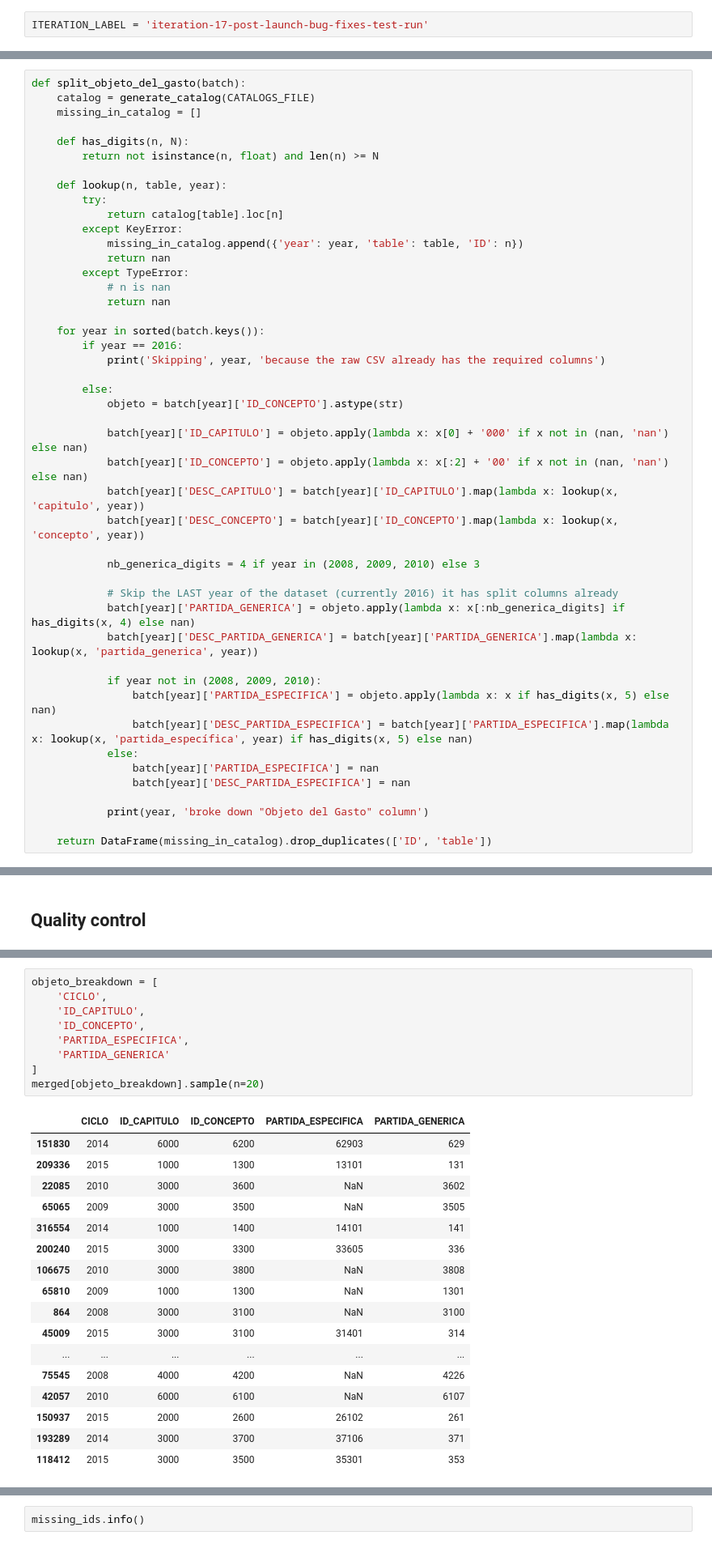
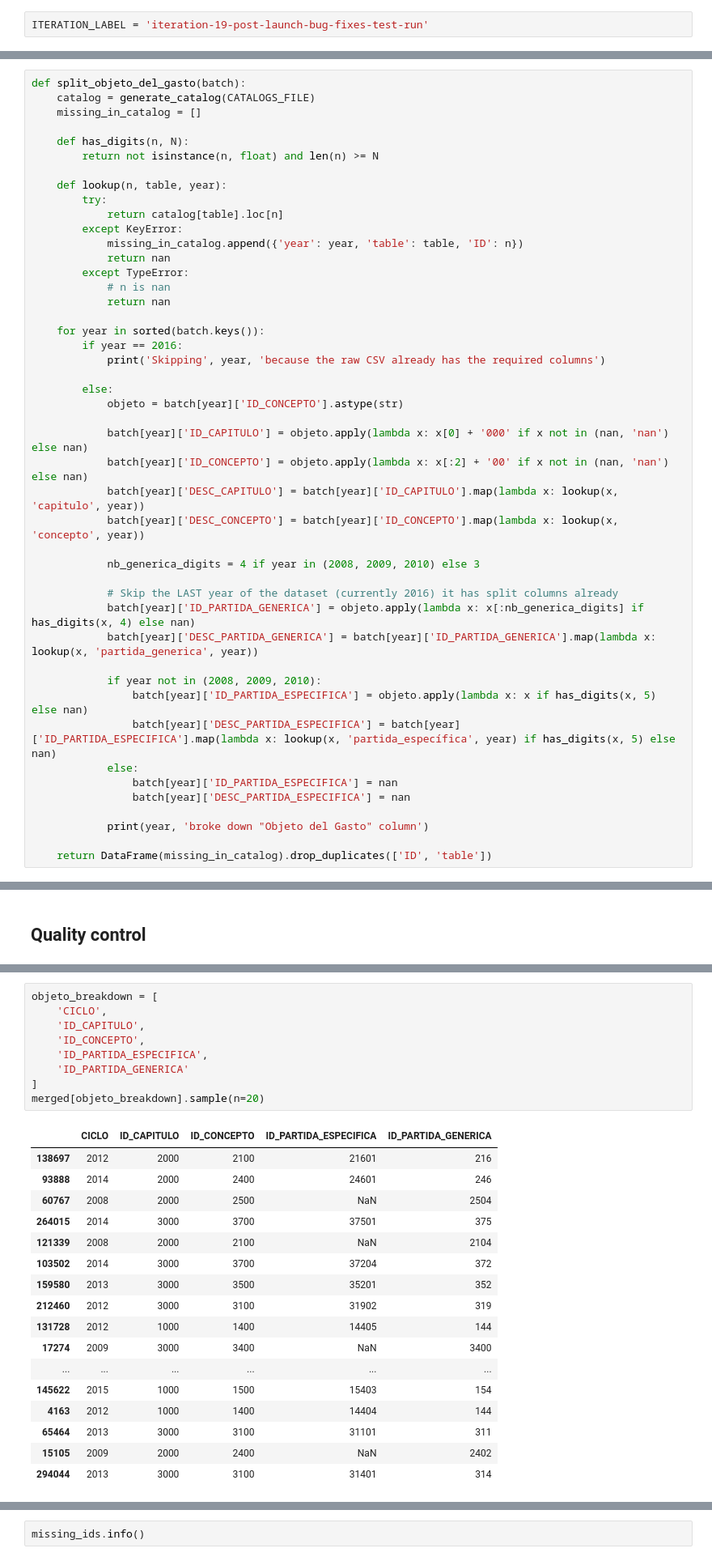
Before and after one commit to os-data/mexican-federal-budget, a Jupyter notebook: pipeline.ipynb, the cells around one changed output, grey strips where cells are left out. Shown at 81% size. Cells and saved outputs as stored; diff of their text form.

```diff
--- a/pipeline.ipynb
+++ b/pipeline.ipynb
@@ -26,7 +26,7 @@ from shutil import copyfile
 
 Choose a unique iteration label for each pipeline run.
 # %%
-ITERATION_LABEL = 'iteration-17-post-launch-bug-fixes-test-run'
+ITERATION_LABEL = 'iteration-19-post-launch-bug-fixes-test-run'
 # %% [markdown]
 Put your input files inside the `pipeline.in` folder and describe them here.
 # %%
@@ -420,14 +420,14 @@ def split_objeto_del_gasto(batch):
             nb_generica_digits = 4 if year in (2008, 2009, 2010) else 3
 
             # Skip the LAST year of the dataset (currently 2016) it has split columns already
-            batch[year]['PARTIDA_GENERICA'] = objeto.apply(lambda x: x[:nb_generica_digits] if has_digits(x, 4) else nan)
-            batch[year]['DESC_PARTIDA_GENERICA'] = batch[year]['PARTIDA_GENERICA'].map(lambda x: lookup(x, 'partida_generica', year))
+            batch[year]['ID_PARTIDA_GENERICA'] = objeto.apply(lambda x: x[:nb_generica_digits] if has_digits(x, 4) else nan)
+            batch[year]['DESC_PARTIDA_GENERICA'] = batch[year]['ID_PARTIDA_GENERICA'].map(lambda x: lookup(x, 'partida_generica', year))
 
             if year not in (2008, 2009, 2010):
-                batch[year]['PARTIDA_ESPECIFICA'] = objeto.apply(lambda x: x if has_digits(x, 5) else nan)
-                batch[year]['DESC_PARTIDA_ESPECIFICA'] = batch[year]['PARTIDA_ESPECIFICA'].map(lambda x: lookup(x, 'partida_específica', year) if has_digits(x, 5) else nan)
+                batch[year]['ID_PARTIDA_ESPECIFICA'] = objeto.apply(lambda x: x if has_digits(x, 5) else nan)
+                batch[year]['DESC_PARTIDA_ESPECIFICA'] = batch[year]['ID_PARTIDA_ESPECIFICA'].map(lambda x: lookup(x, 'partida_específica', year) if has_digits(x, 5) else nan)
             else:
-                batch[year]['PARTIDA_ESPECIFICA'] = nan
+                batch[year]['ID_PARTIDA_ESPECIFICA'] = nan
                 batch[year]['DESC_PARTIDA_ESPECIFICA'] = nan
 
             print(year, 'broke down "Objeto del Gasto" column')
@@ -635,30 +635,30 @@ merged.sample(n=20)
 # %%
 objeto_breakdown = [
     'CICLO',
     'ID_CAPITULO',
     'ID_CONCEPTO',
-    'PARTIDA_ESPECIFICA',
-    'PARTIDA_GENERICA'
+    'ID_PARTIDA_ESPECIFICA',
+    'ID_PARTIDA_GENERICA'
 ]
 merged[objeto_breakdown].sample(n=20)
 # %% [output]
-|  | CICLO | ID_CAPITULO | ID_CONCEPTO | PARTIDA_ESPECIFICA | PARTIDA_GENERICA |
-| 151830 | 2014 | 6000 | 6200 | 62903 | 629 |
-| 209336 | 2015 | 1000 | 1300 | 13101 | 131 |
-| 22085 | 2010 | 3000 | 3600 | NaN | 3602 |
-| 65065 | 2009 | 3000 | 3500 | NaN | 3505 |
-| 316554 | 2014 | 1000 | 1400 | 14101 | 141 |
-| 200240 | 2015 | 3000 | 3300 | 33605 | 336 |
-| 106675 | 2010 | 3000 | 3800 | NaN | 3808 |
-| 65810 | 2009 | 1000 | 1300 | NaN | 1301 |
-| 864 | 2008 | 3000 | 3100 | NaN | 3100 |
-| 45009 | 2015 | 3000 | 3100 | 31401 | 314 |
+|  | CICLO | ID_CAPITULO | ID_CONCEPTO | ID_PARTIDA_ESPECIFICA | ID_PARTIDA_GENERICA |
+| 138697 | 2012 | 2000 | 2100 | 21601 | 216 |
+| 93888 | 2014 | 2000 | 2400 | 24601 | 246 |
+| 60767 | 2008 | 2000 | 2500 | NaN | 2504 |
+| 264015 | 2014 | 3000 | 3700 | 37501 | 375 |
+| 121339 | 2008 | 2000 | 2100 | NaN | 2104 |
+| 103502 | 2014 | 3000 | 3700 | 37204 | 372 |
+| 159580 | 2013 | 3000 | 3500 | 35201 | 352 |
+| 212460 | 2012 | 3000 | 3100 | 31902 | 319 |
+| 131728 | 2012 | 1000 | 1400 | 14405 | 144 |
+| 17274 | 2009 | 3000 | 3400 | NaN | 3400 |
 | ... | ... | ... | ... | ... | ... |
-| 75545 | 2008 | 4000 | 4200 | NaN | 4226 |
-| 42057 | 2010 | 6000 | 6100 | NaN | 6107 |
-| 150937 | 2015 | 2000 | 2600 | 26102 | 261 |
-| 193289 | 2014 | 3000 | 3700 | 37106 | 371 |
-| 118412 | 2015 | 3000 | 3500 | 35301 | 353 |
+| 145622 | 2015 | 1000 | 1500 | 15403 | 154 |
+| 4163 | 2012 | 1000 | 1400 | 14404 | 144 |
+| 65464 | 2013 | 3000 | 3100 | 31101 | 311 |
+| 15105 | 2009 | 2000 | 2400 | NaN | 2402 |
+| 294044 | 2013 | 3000 | 3100 | 31401 | 314 |
 # %%
 print('Total: missing', len(missing_ids), 'catalog IDs to breakdown the "Objeto del Gasto" column')
 print('Tables:', dict(missing_ids.groupby('table').count()['ID']))
```
Also changed, not shown: parts of 15 cells of this notebook, 14 other files.
